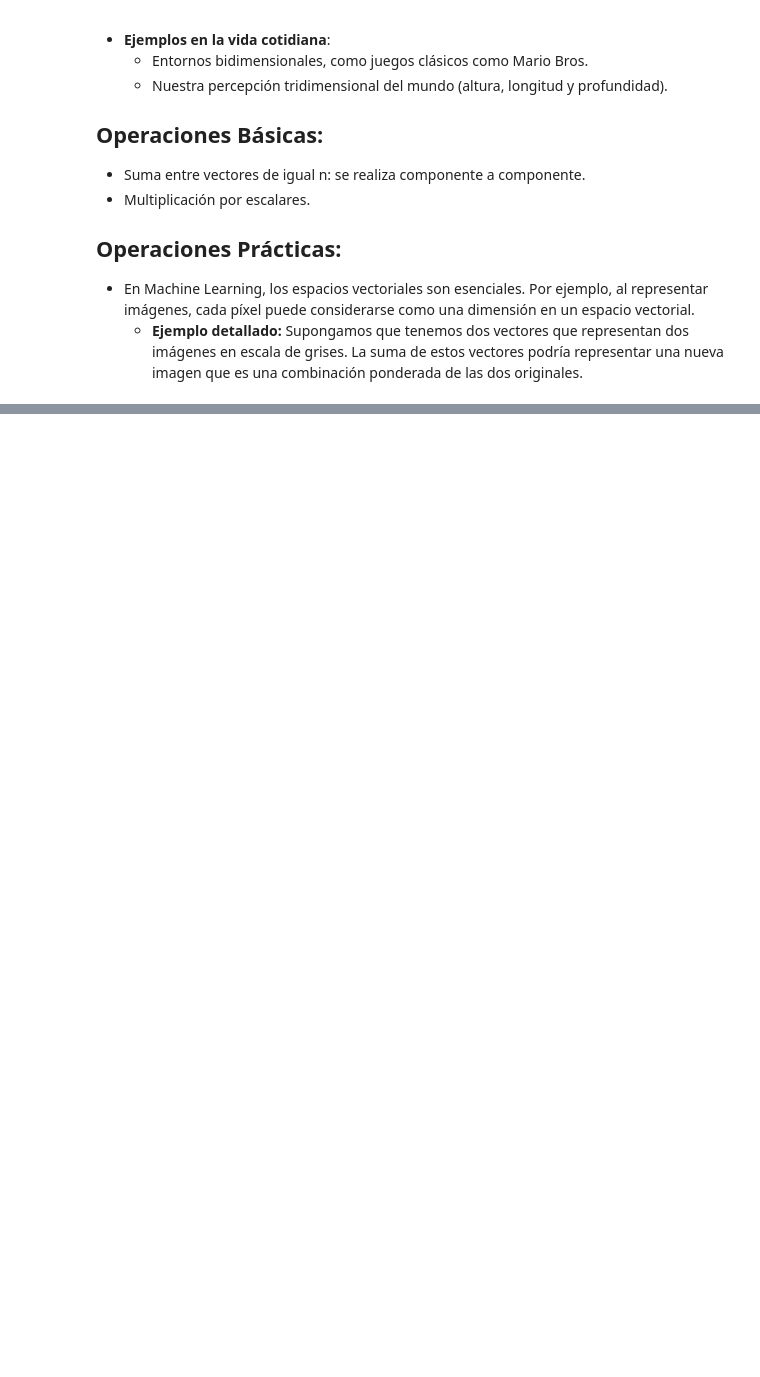
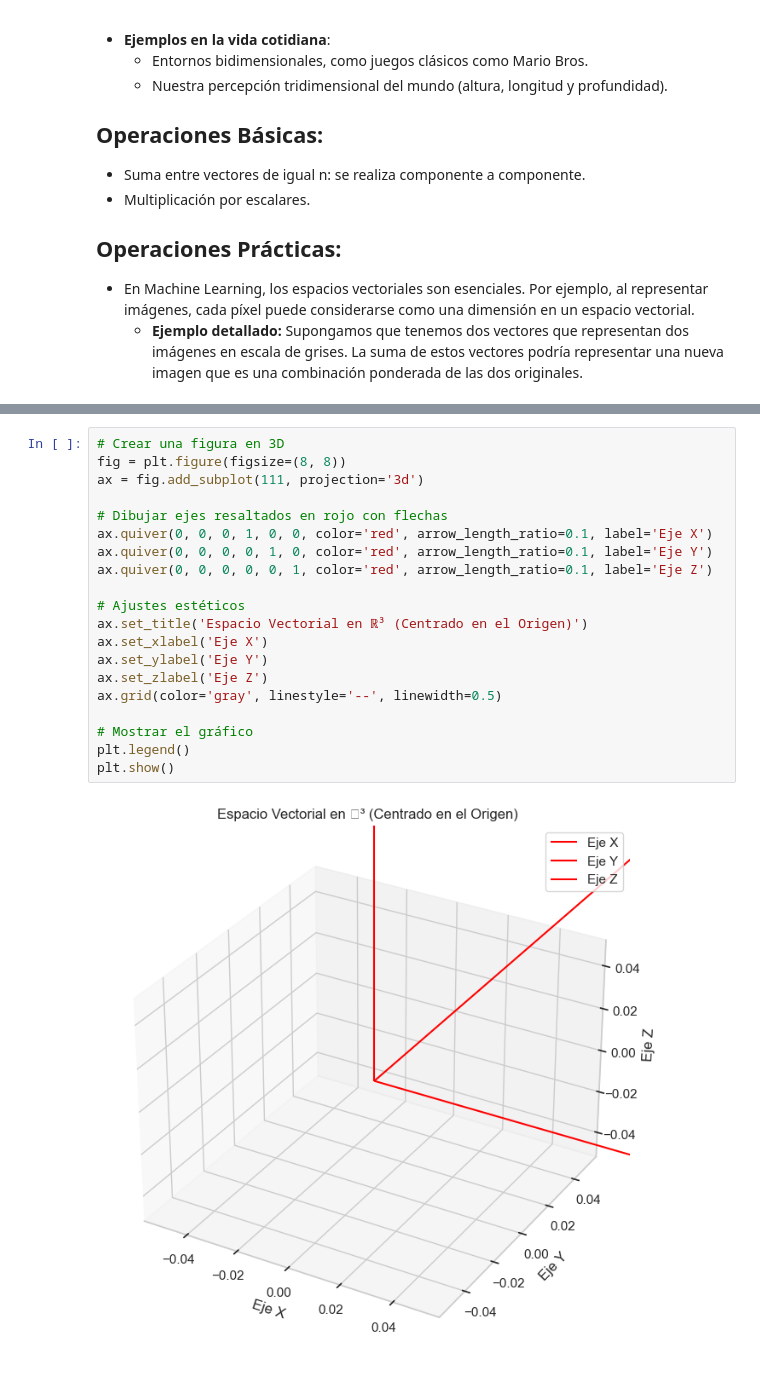
Before and after one commit to ClaudineMeyer/ciencia-de-datos-roadmap, a Jupyter notebook: 01 - matematica/vectores.ipynb, the cells around one changed output, grey strips where cells are left out. Saved outputs shown, nothing was run; the diff lists cells and outputs as text; blank space fills up the shorter version.

```diff
--- a/01 - matematica/vectores.ipynb
+++ b/01 - matematica/vectores.ipynb
@@ -86,0 +153,22 @@ plt.show()
+# %%
+# Crear una figura en 3D
+fig = plt.figure(figsize=(8, 8))
+ax = fig.add_subplot(111, projection='3d')
+
+# Dibujar ejes resaltados en rojo con flechas
+ax.quiver(0, 0, 0, 1, 0, 0, color='red', arrow_length_ratio=0.1, label='Eje X')
+ax.quiver(0, 0, 0, 0, 1, 0, color='red', arrow_length_ratio=0.1, label='Eje Y')
+ax.quiver(0, 0, 0, 0, 0, 1, color='red', arrow_length_ratio=0.1, label='Eje Z')
+
+# Ajustes estéticos
+ax.set_title('Espacio Vectorial en ℝ³ (Centrado en el Origen)')
+ax.set_xlabel('Eje X')
+ax.set_ylabel('Eje Y')
+ax.set_zlabel('Eje Z')
+ax.grid(color='gray', linestyle='--', linewidth=0.5)
+
+# Mostrar el gráfico
+plt.legend()
+plt.show()
+# %% [output]
+[figure, added]
```
Also changed, not shown: parts of 7 cells of this notebook.
